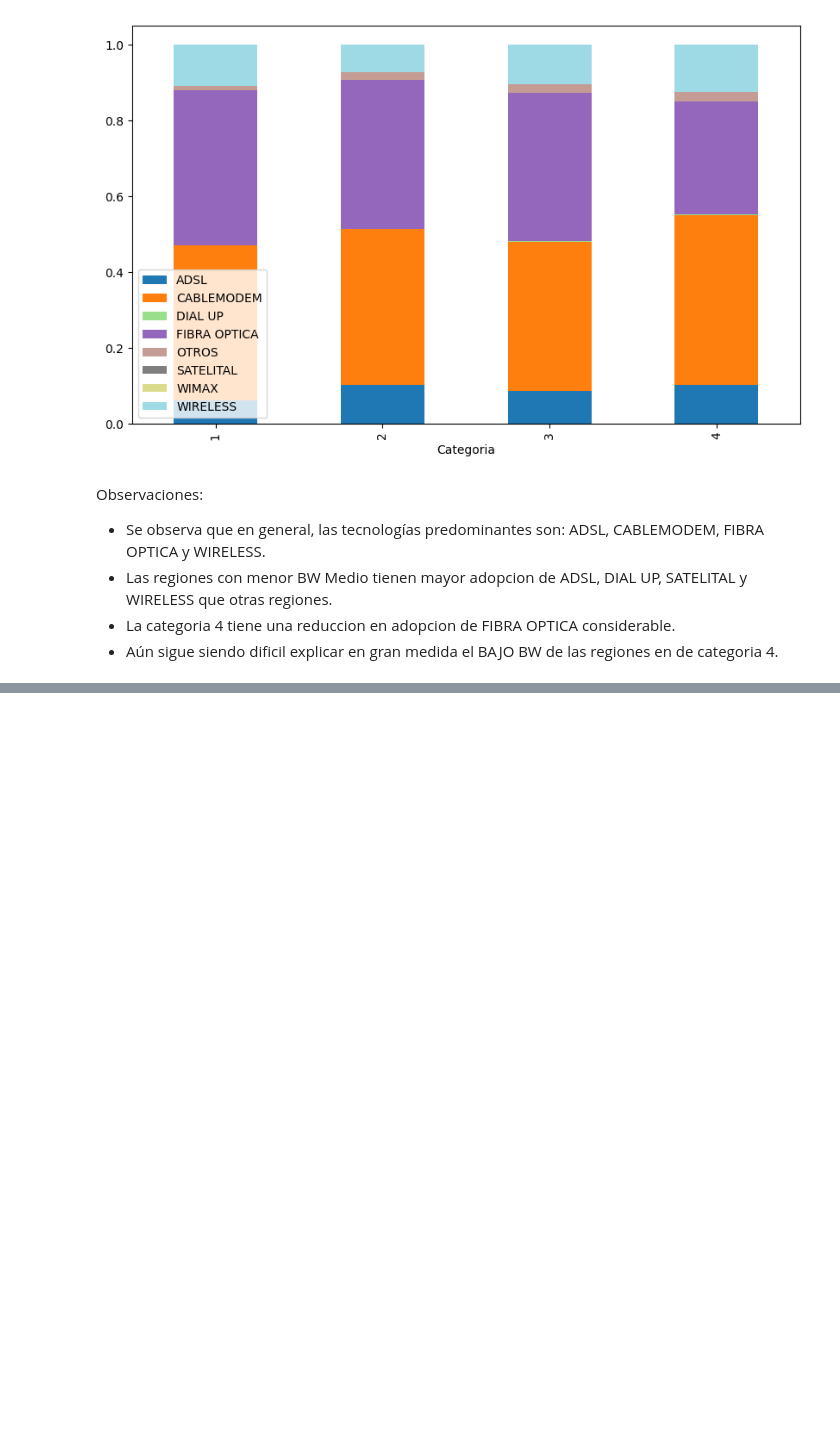
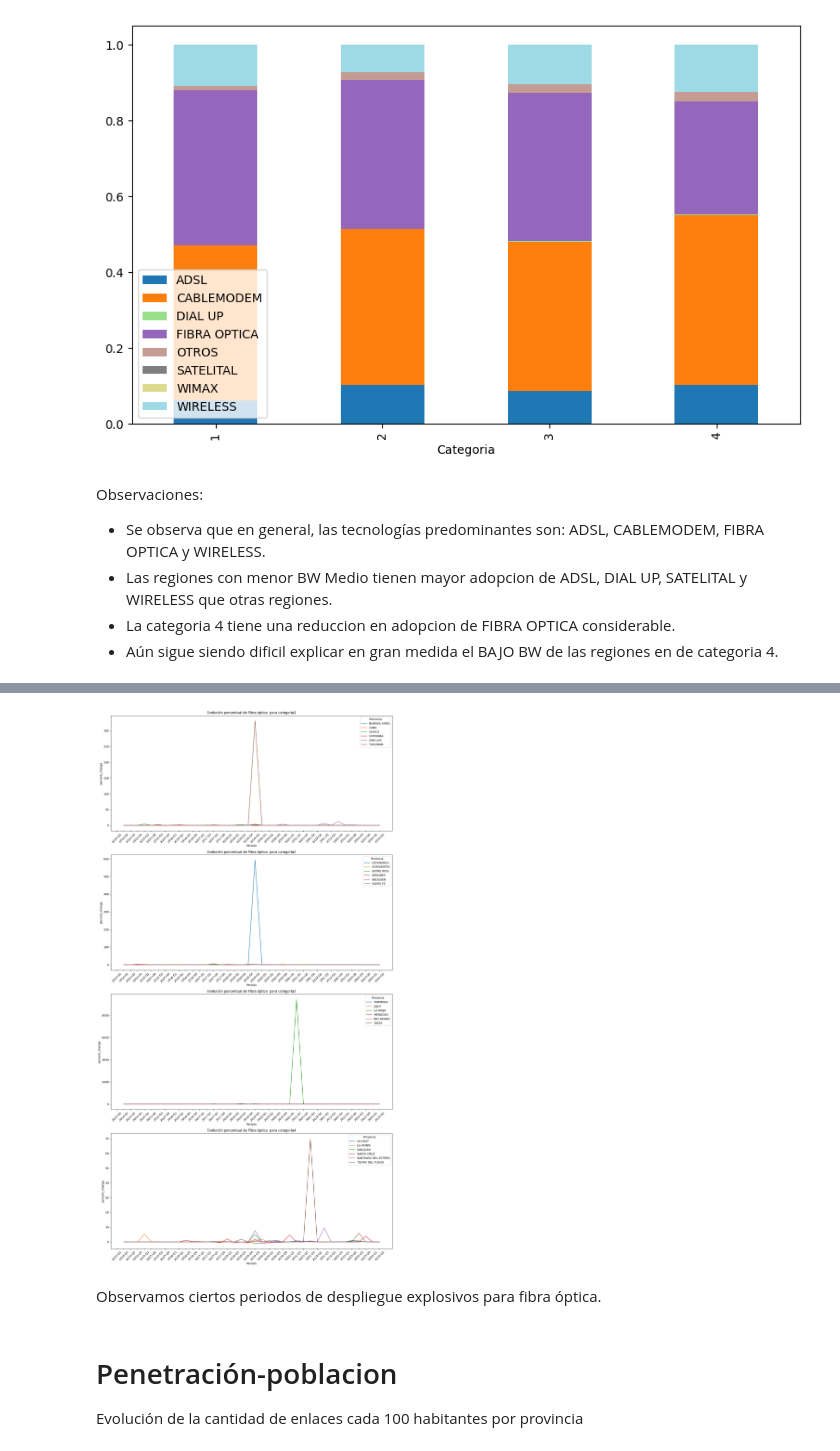
Before and after one commit to SDCaFlo/HenryDataAnalytics, a Jupyter notebook: EDA.ipynb, the cells around one changed output, grey strips where cells are left out. Drawn from its saved outputs; the diff is of its cells as text; code cells hidden in the pictures; blank space fills up the shorter version.

```diff
--- a/EDA.ipynb
+++ b/EDA.ipynb
@@ -1160,0 +1452,6 @@ Observaciones:
+# %%
+tecnologia="Fibra óptica"
+graph_data = accesos_por_tecnologia_bw[["Provincia", "Categoria", tecnologia, "Periodo"]].sort_values(by=["Provincia", "Periodo"]).reset_index()
+graph_data["percent_change"] = graph_data.groupby("Provincia")[tecnologia].pct_change()
+graph_data = graph_data.drop(columns="index")
+graph_data
@@ -1160,0 +1472,23 @@ Observaciones:
+# %%
+#Graficamos
+fig, axes = plt.subplots(nrows=len(lista_categorias), ncols=1, figsize=(15, 7 * len(lista_categorias)))
+
+for i, categoria in enumerate(lista_categorias):
+    mask = graph_data["Categoria"] == categoria
+    plot_df = graph_data[mask]
+
+    sns.lineplot(data=plot_df, x="Periodo", y="percent_change", hue="Provincia", ax=axes[i])
+
+    axes[i].set_title(f"Evolución porcentual de {tecnologia}  para categoria{categoria}")
+    axes[i].tick_params(axis='x', rotation=45)
+
+
+plt.tight_layout()
+plt.show()
+# %% [output]
+[figure, added]
+# %% [markdown]
+Observamos ciertos periodos de despliegue explosivos para fibra óptica.
+# %% [markdown]
+# Penetración-poblacion
+Evolución de la cantidad de enlaces cada 100 habitantes por provincia
```
Also changed, not shown: parts of 43 cells of this notebook, 3 other files.
